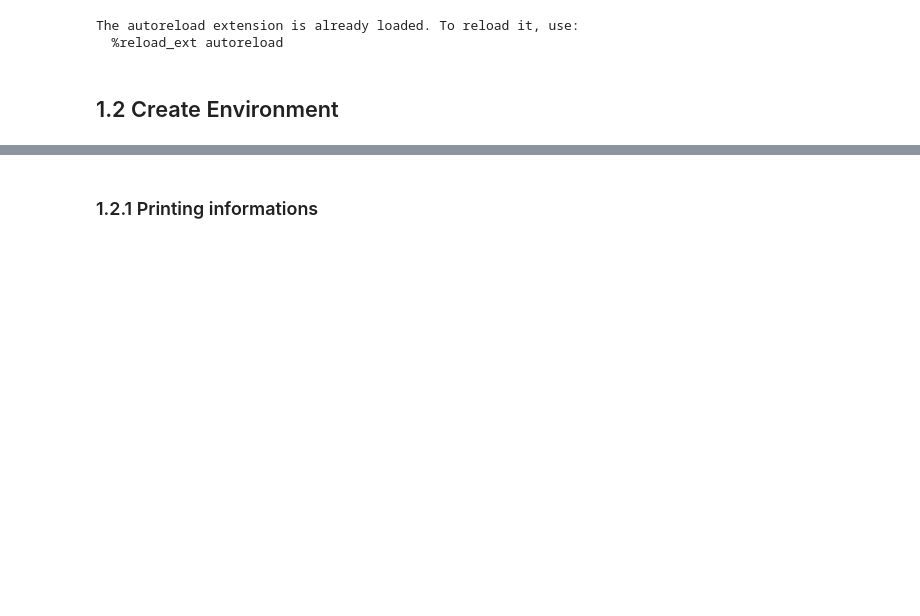
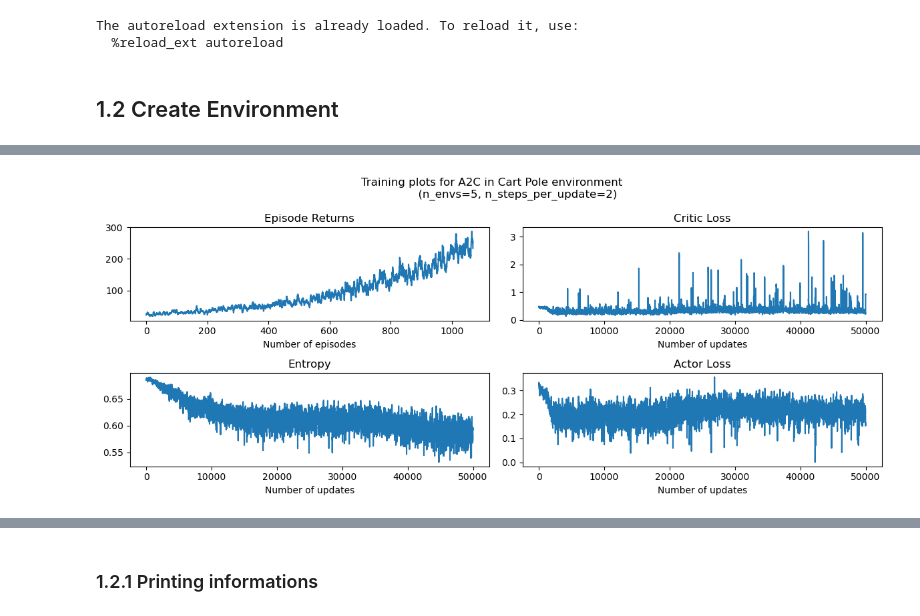
Before and after one commit to AlexisCogne/ANN_project, a Jupyter notebook: main.ipynb, the cells around one changed output, grey strips where cells are left out. Saved outputs shown, nothing was run; the diff lists cells and outputs as text; code cells hidden in the pictures; blank space fills up the shorter version.

```diff
--- a/main.ipynb
+++ b/main.ipynb
@@ -29,0 +182,63 @@ Action space: MultiDiscrete([2 2 2])
+# %%
+""" plot the results """
+
+# %matplotlib inline
+
+rolling_length = 20
+fig, axs = plt.subplots(nrows=2, ncols=2, figsize=(12, 5))
+fig.suptitle(
+    f"Training plots for A2C in Cart Pole environment \n \
+             (n_envs={n_envs}, n_steps_per_update={n_steps_per_update})"
+)
+
+# episode return
+axs[0][0].set_title("Episode Returns")
+episode_returns_moving_average = (
+    np.convolve(
+        np.array(envs_wrapper.return_queue).flatten(),
+        np.ones(rolling_length),
+        mode="valid",
+    )
+    / rolling_length
+)
+axs[0][0].plot(
+    np.arange(len(episode_returns_moving_average)) / n_envs,
+    episode_returns_moving_average,
+)
+axs[0][0].set_xlabel("Number of episodes")
+
+# entropy
+axs[1][0].set_title("Entropy")
+entropy_moving_average = (
+    np.convolve(np.array(entropies), np.ones(rolling_length), mode="valid")
+    / rolling_length
+)
+axs[1][0].plot(entropy_moving_average)
+axs[1][0].set_xlabel("Number of updates")
+
+
+# critic loss
+axs[0][1].set_title("Critic Loss")
+critic_losses_moving_average = (
+    np.convolve(
+        np.array(critic_losses).flatten(), np.ones(rolling_length), mode="valid"
+    )
+    / rolling_length
+)
+axs[0][1].plot(critic_losses_moving_average)
+axs[0][1].set_xlabel("Number of updates")
+
+
+# actor loss
+axs[1][1].set_title("Actor Loss")
+actor_losses_moving_average = (
+    np.convolve(np.array(actor_losses).flatten(), np.ones(rolling_length), mode="valid")
+    / rolling_length
+)
+axs[1][1].plot(actor_losses_moving_average)
+axs[1][1].set_xlabel("Number of updates")
+
+plt.tight_layout()
+plt.show()
+# %% [output]
+[figure, added]
```
Also changed, not shown: parts of 6 cells of this notebook, 3 other files.
